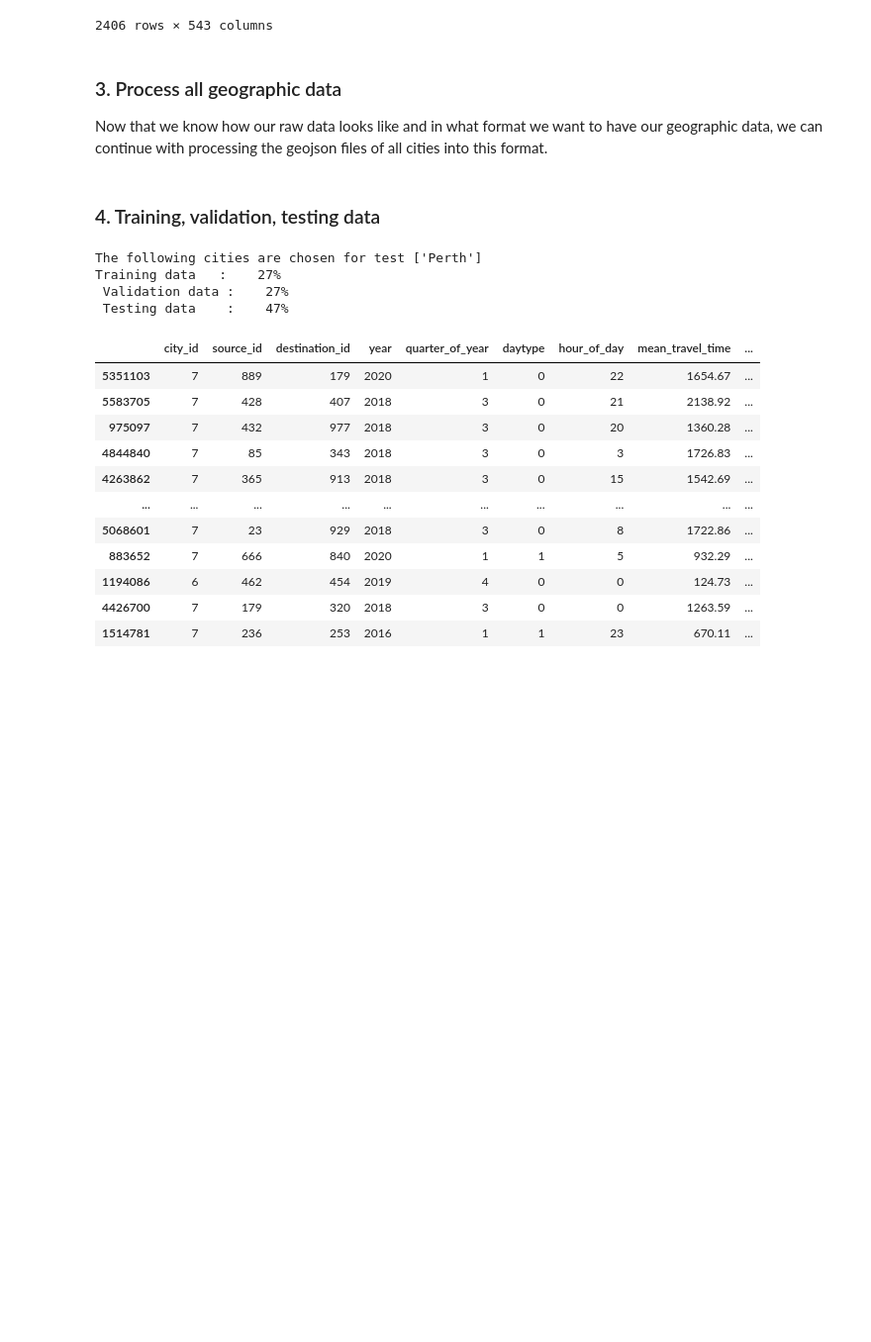
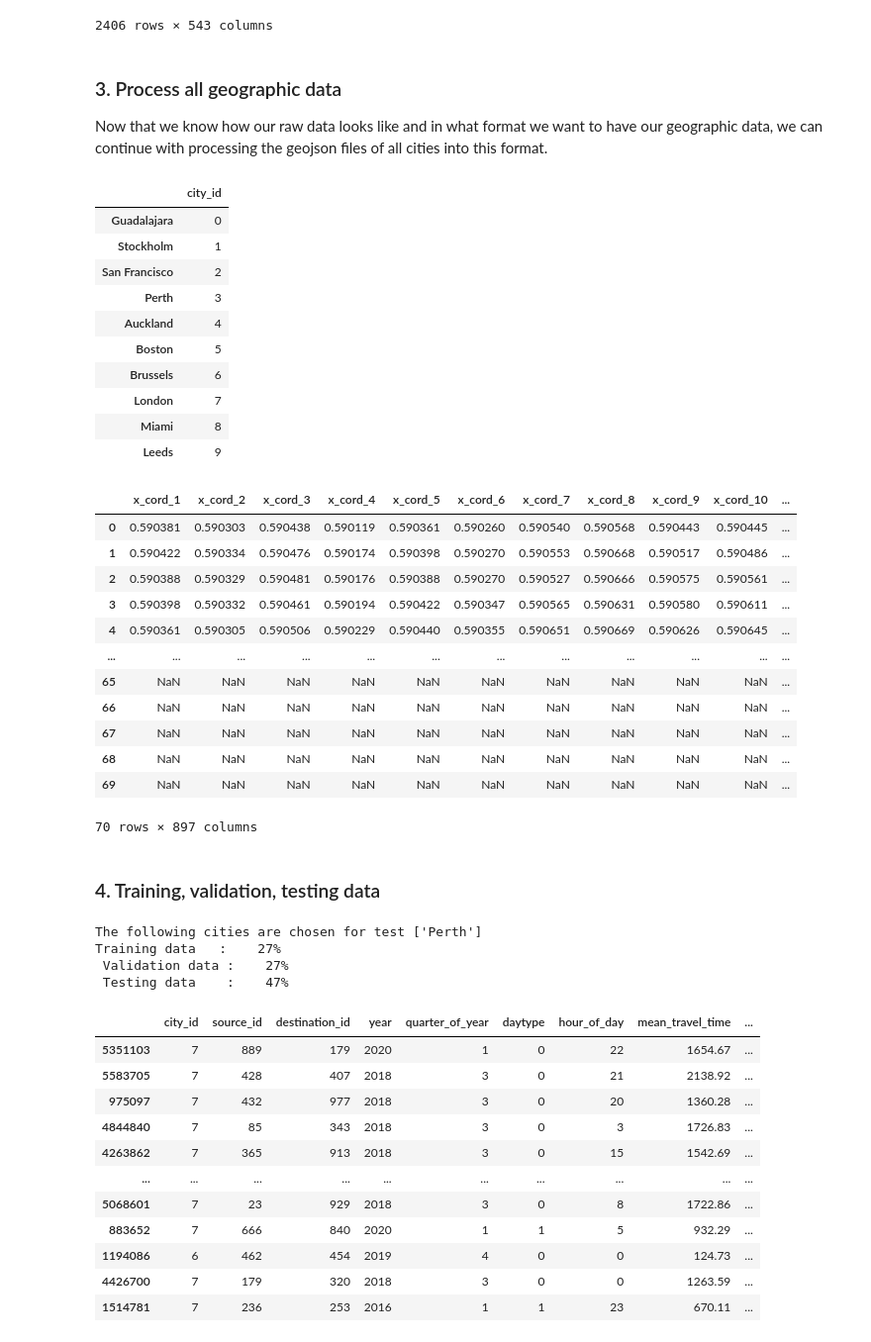
Before and after one commit to ArsamAryandoust/EnergyTransitionTasks, a Jupyter notebook: src/prep_UberMovement.ipynb, the cells around one changed output. Shown at 99% size. Saved outputs shown, nothing was run; the diff lists cells and outputs as text; code cells hidden in the pictures; blank space fills up the shorter version.

Commit message:
implemented geographic coordinate transfer into unit sphere for UberMovement data. Everything up and running. Dataset must be replaced

```diff
--- a/src/prep_UberMovement.ipynb
+++ b/src/prep_UberMovement.ipynb
@@ -137,3 +133,33 @@ display(df_city_id_mapping)
+# %%
+df_city_id_mapping, df_geographic_info = prep_uber_movement.process_geographic_information(HYPER)
+
+display(df_city_id_mapping)
+display(df_geographic_info)
+# %% [output]
+|  | city_id |
+| Guadalajara | 0 |
+| Stockholm | 1 |
+| San Francisco | 2 |
+| Perth | 3 |
+| Auckland | 4 |
+| Boston | 5 |
+| Brussels | 6 |
+| London | 7 |
+| Miami | 8 |
+| Leeds | 9 |
+|  | x_cord_1 | x_cord_2 | x_cord_3 | x_cord_4 | x_cord_5 | x_cord_6 | x_cord_7 | x_cord_8 | x_cord_9 | x_cord_10 | ... |
+| 0 | 0.590381 | 0.590303 | 0.590438 | 0.590119 | 0.590361 | 0.590260 | 0.590540 | 0.590568 | 0.590443 | 0.590445 | ... |
+| 1 | 0.590422 | 0.590334 | 0.590476 | 0.590174 | 0.590398 | 0.590270 | 0.590553 | 0.590668 | 0.590517 | 0.590486 | ... |
+| 2 | 0.590388 | 0.590329 | 0.590481 | 0.590176 | 0.590388 | 0.590270 | 0.590527 | 0.590666 | 0.590575 | 0.590561 | ... |
+| 3 | 0.590398 | 0.590332 | 0.590461 | 0.590194 | 0.590422 | 0.590347 | 0.590565 | 0.590631 | 0.590580 | 0.590611 | ... |
+| 4 | 0.590361 | 0.590305 | 0.590506 | 0.590229 | 0.590440 | 0.590355 | 0.590651 | 0.590669 | 0.590626 | 0.590645 | ... |
+| ... | ... | ... | ... | ... | ... | ... | ... | ... | ... | ... | ... |
+| 65 | NaN | NaN | NaN | NaN | NaN | NaN | NaN | NaN | NaN | NaN | ... |
+| 66 | NaN | NaN | NaN | NaN | NaN | NaN | NaN | NaN | NaN | NaN | ... |
+| 67 | NaN | NaN | NaN | NaN | NaN | NaN | NaN | NaN | NaN | NaN | ... |
+| 68 | NaN | NaN | NaN | NaN | NaN | NaN | NaN | NaN | NaN | NaN | ... |
+| 69 | NaN | NaN | NaN | NaN | NaN | NaN | NaN | NaN | NaN | NaN | ... |
+70 rows × 897 columns
 # %% [markdown]
 ### 4. Training, validation, testing data
 # %%
```
Also changed, not shown: parts of 2 cells of this notebook, 1 other file.
